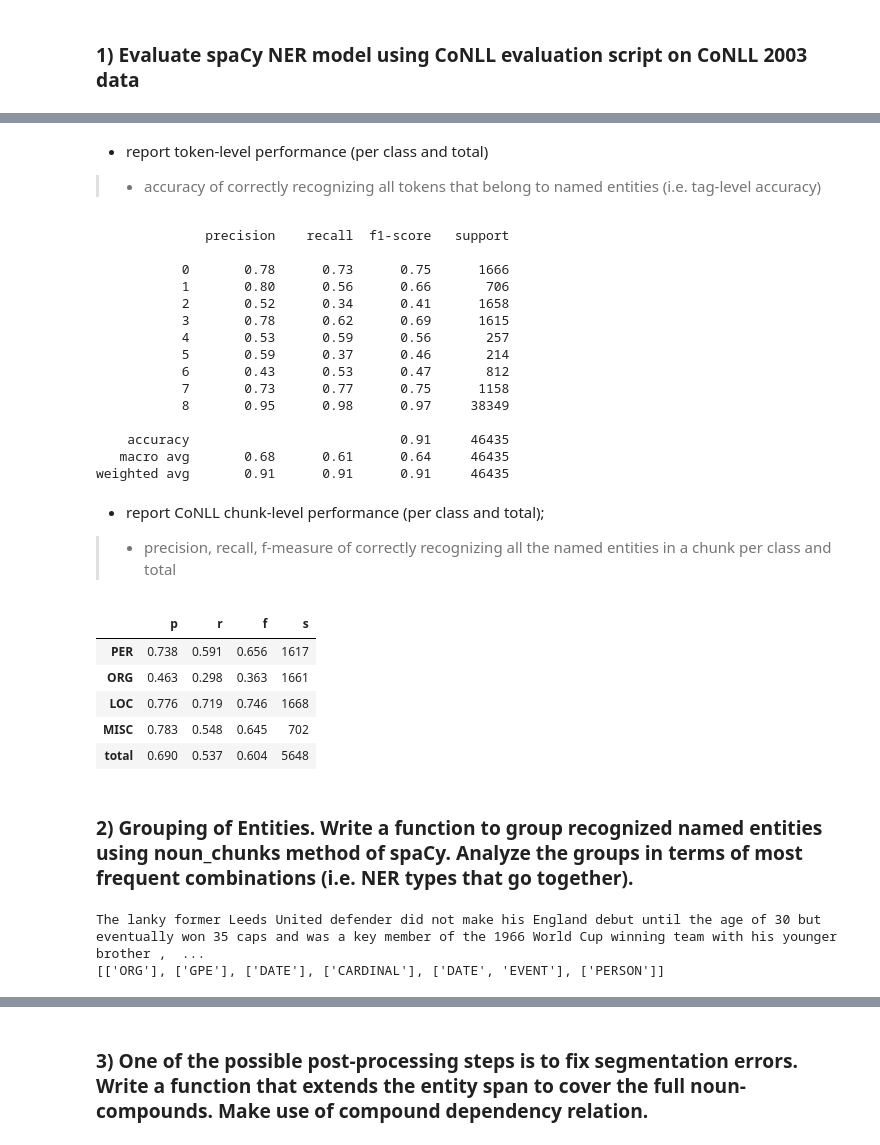
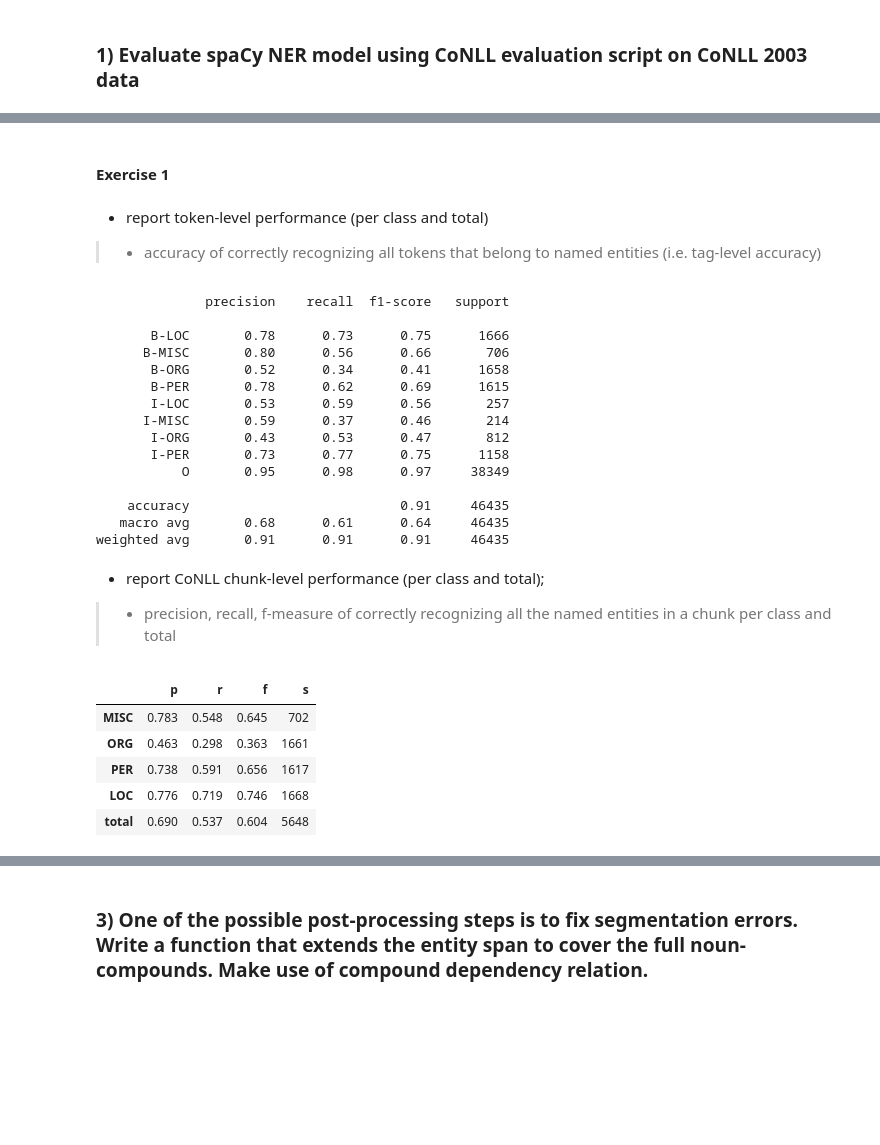
Before and after one commit to adefgreen98/NLU2021-Assignment2, a Jupyter notebook: code/Assignment2.ipynb, the cells around one changed output, grey strips where cells are left out. Saved outputs shown, nothing was run; the diff lists cells and outputs as text; code cells hidden in the pictures; blank space fills up the shorter version.

```diff
--- a/code/Assignment2.ipynb
+++ b/code/Assignment2.ipynb
@@ -192,7 +188,7 @@ Ents:
 # Unique set of mapping labels to indexes (needed for sklearn.metrics.classification_report())
 # - (converted to dict for better performance, otherwise at each step would be needed list.index(token))
 __index_labels__ = [el[0] + el[1] for el in itertools.product(['B-', 'I-'], ['LOC', 'MISC', 'ORG', 'PER'])] + ['O']
-__index_labels__ = {lab: idx for lab,idx in zip(labels, range(len(labels)))}
+__index_labels__ = {lab: idx for lab,idx in zip(__index_labels__, range(len(__index_labels__)))}
 
 
 def get_accuracies(doc:spacy.tokens.Doc, ents:list, labels=__index_labels__):
@@ -267,17 +315,22 @@ def get_accuracies(doc:spacy.tokens.Doc, ents:list, labels=__index_labels__):
+# %% [markdown]
+#### **Exercise 1**
 # %%
 
-results ={
+results_ex1 ={
     'part1': {'preds': [], 'truths': []},
     'part2': []
 }
 
+results_ex2 = []
 
 for sent, ents in zip(dataset['sentences'], dataset['ners']):
     doc = nlp(sent)
     res = get_accuracies(doc, ents)
-    results['part1']['truths'].append(res['part1']['truths'])
-    results['part1']['preds'].append(res['part1']['preds'])
-    results['part2'].append(res['part2'])
+    results_ex1['part1']['truths'].extend(res['part1']['truths'])
+    results_ex1['part1']['preds'].extend(res['part1']['preds'])
+    results_ex1['part2'].append(res['part2'])
+
+    results_ex2.append(group_ents(doc))
 # %% [markdown]
 
 + report token-level performance (per class and total)
@@ -286,19 +339,19 @@ for sent, ents in zip(dataset['sentences'], dataset['ners']):
 import sklearn
 from sklearn.metrics import classification_report
 
-print(classification_report(results['part1']['truths'], results['part1']['preds']))
+print(classification_report(results_ex1['part1']['truths'], results_ex1['part1']['preds'], target_names=list(__index_labels__.keys())))
 # %% [output]
               precision    recall  f1-score   support
 
-           0       0.78      0.73      0.75      1666
-           1       0.80      0.56      0.66       706
-           2       0.52      0.34      0.41      1658
-           3       0.78      0.62      0.69      1615
-           4       0.53      0.59      0.56       257
-           5       0.59      0.37      0.46       214
-           6       0.43      0.53      0.47       812
-           7       0.73      0.77      0.75      1158
-           8       0.95      0.98      0.97     38349
+       B-LOC       0.78      0.73      0.75      1666
+      B-MISC       0.80      0.56      0.66       706
+       B-ORG       0.52      0.34      0.41      1658
+       B-PER       0.78      0.62      0.69      1615
+       I-LOC       0.53      0.59      0.56       257
+      I-MISC       0.59      0.37      0.46       214
+       I-ORG       0.43      0.53      0.47       812
+       I-PER       0.73      0.77      0.75      1158
+           O       0.95      0.98      0.97     38349
 
     accuracy                           0.91     46435
    macro avg       0.68      0.61      0.64     46435
@@ -310,19 +363,16 @@ weighted avg       0.91      0.91      0.91     46435
 # %%
 # Part 2
 
 import pandas as pd
 
 # Note: List comprehension needed to extract tokens from entities (separated in lists) inside dataset['ners']
-res = evaluate([[tk for ent in sent for tk in ent] for sent in dataset['ners']], results['part2'])
+res = evaluate([[tk for ent in sent for tk in ent] for sent in dataset['ners']], results_ex1['part2'])
 pd_tbl = pd.DataFrame().from_dict(res, orient='index')
 pd_tbl.round(decimals=3)
 # %% [output]
 |  | p | r | f | s |
+| MISC | 0.783 | 0.548 | 0.645 | 702 |
+| ORG | 0.463 | 0.298 | 0.363 | 1661 |
 | PER | 0.738 | 0.591 | 0.656 | 1617 |
-| ORG | 0.463 | 0.298 | 0.363 | 1661 |
 | LOC | 0.776 | 0.719 | 0.746 | 1668 |
-| MISC | 0.783 | 0.548 | 0.645 | 702 |
 | total | 0.690 | 0.537 | 0.604 | 5648 |
-# %% [markdown]
-
-### 2) Grouping of Entities. Write a function to group recognized named entities using noun_chunks method of spaCy. Analyze the groups in terms of most frequent combinations (i.e. NER types that go together).
@@ -371,15 +378,0 @@ def group_ents(doc:spacy.tokens.Doc):
-# %%
-res = []
-
-tmpdataset = dataset['sentences']
-
-for sent in tmpdataset:
-    doc = nlp(sent)
-    res.append(group_ents(doc))
-
-idx = -1
-print(tmpdataset[idx])
-print(res[idx])
-# %% [output]
-The lanky former Leeds United defender did not make his England debut until the age of 30 but eventually won 35 caps and was a key member of the 1966 World Cup winning team with his younger brother ,  ...
-[['ORG'], ['GPE'], ['DATE'], ['CARDINAL'], ['DATE', 'EVENT'], ['PERSON']]
```
Also changed, not shown: parts of 13 cells of this notebook.
